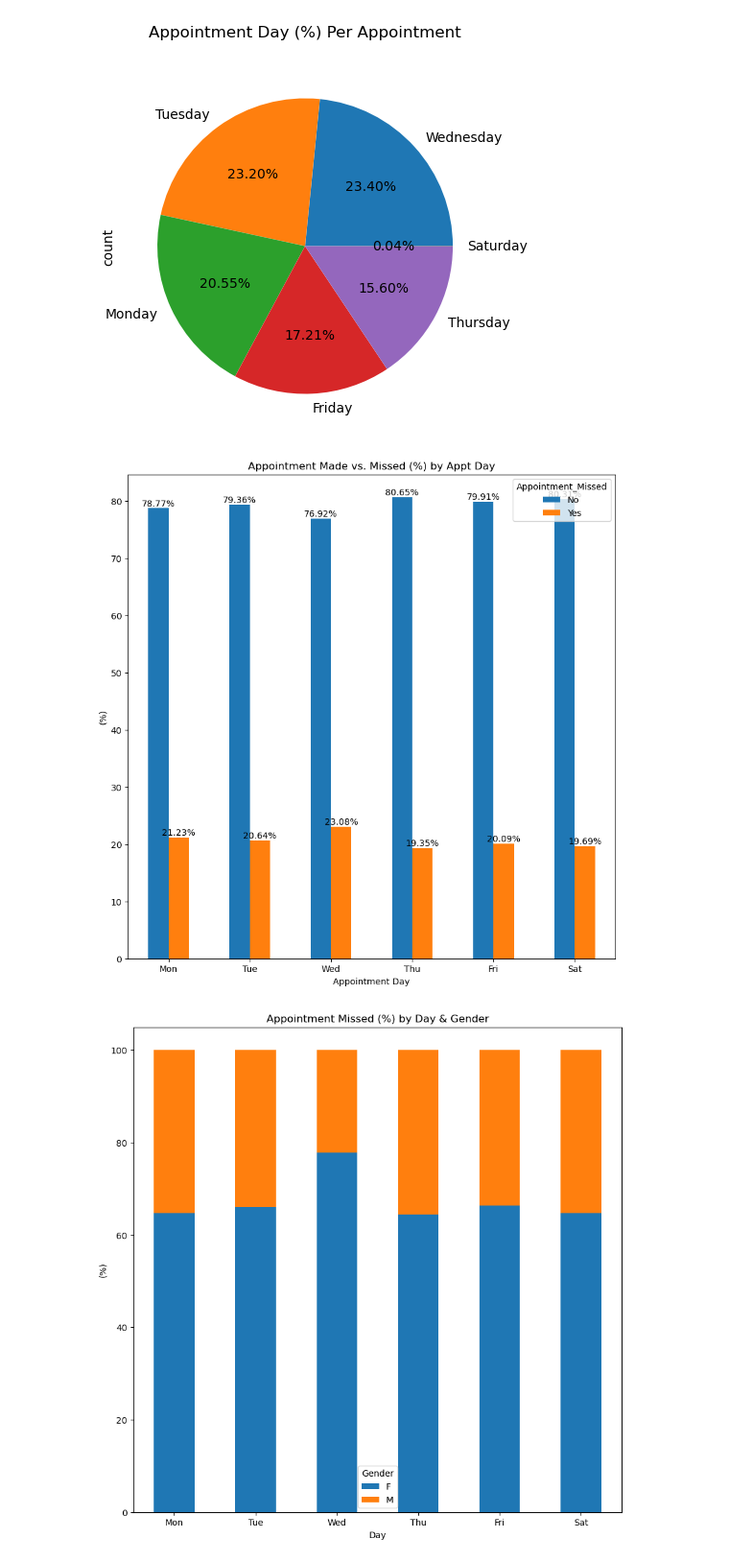
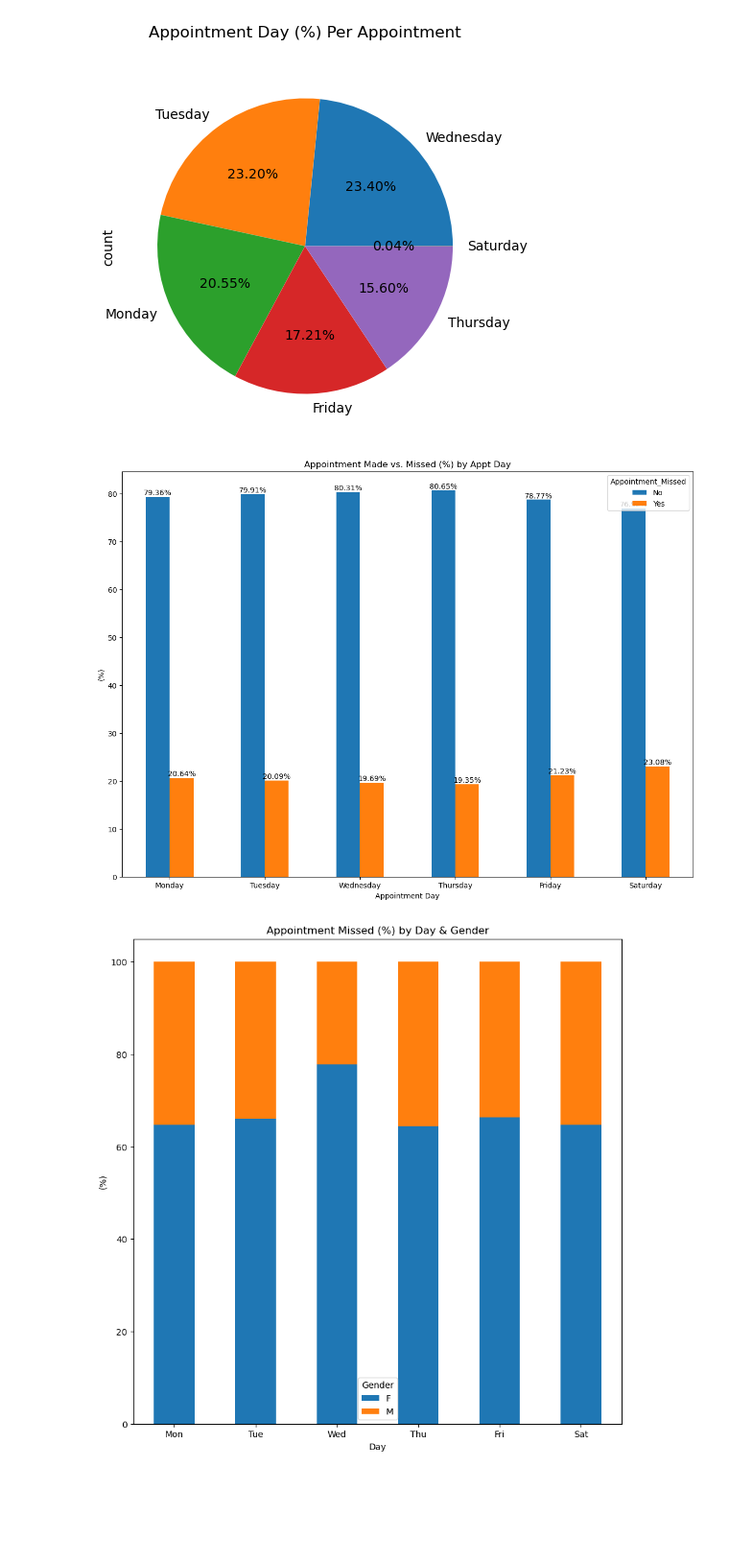
Before and after one commit to davidblackwelder/EDA-appointments, a Jupyter notebook: Investigate_a_Dataset.ipynb, the cells around one changed output. Shown at 96% size. Saved outputs shown, nothing was run; the diff lists cells and outputs as text; code cells hidden in the pictures; blank space fills up the shorter version.

Commit message:
Update README and fix order issue for bar chart

```diff
--- a/Investigate_a_Dataset.ipynb
+++ b/Investigate_a_Dataset.ipynb
@@ -509,27 +509,27 @@ ax.set_title('Appointment Day (%) Per Appointment\n');
 # %%
 # Show which days have higher percentage of missed vs made appointments
 df_by_appt_day = pd.crosstab(df['Appointment_Day_Of_Week'], df.Appointment_Missed, normalize='index')
 df_by_appt_day = np.round((df_by_appt_day * 100), decimals=2)
-days = ['Mon', 'Tue', 'Wed', 'Thu', 'Fri', 'Sat']
+days_in_order = ['Monday', 'Tuesday', 'Wednesday', 'Thursday', 'Friday', 'Saturday']
 
-ax = df_by_appt_day.plot.bar(figsize=(10,10))
-ax.set_xticklabels(days, rotation=360) # Order labels in order of days of week versus order in data frame
+ax = df_by_appt_day.reindex(days_in_order).plot.bar(figsize=(14,10), rot=0)
+
 ax.set_title('Appointment Made vs. Missed (%) by Appt Day')
 ax.set_xlabel('Appointment Day')
 ax.set_ylabel('(%)')
 
 # Set data labels for bars
 rects = ax.patches
 
 for rect in rects:
     height = rect.get_height()
     ax.text(rect.get_x() + rect.get_width()/2,
             height + 1,
             str(height)+'%',
             ha='center',
             va='center_baseline')
 # %% [output]
-[figure, old version]
+[figure, new version]
 # %%
 # Create bar chart to show missed appointments % for gender and day of week
 df_missed_appt = df[df['Appointment_Missed'] == 'Yes']
```
Also changed, not shown: parts of 1 cell of this notebook, 1 other file.
